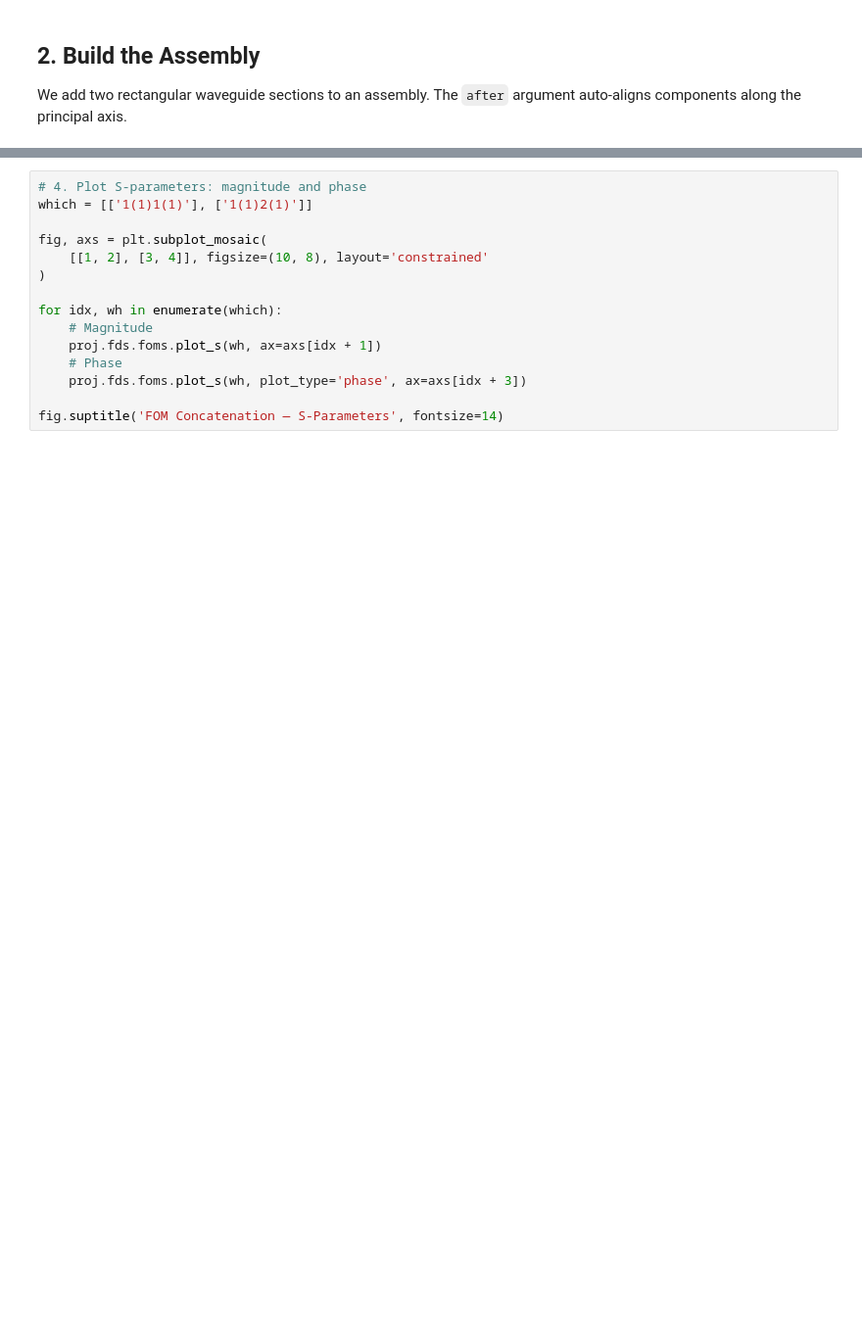
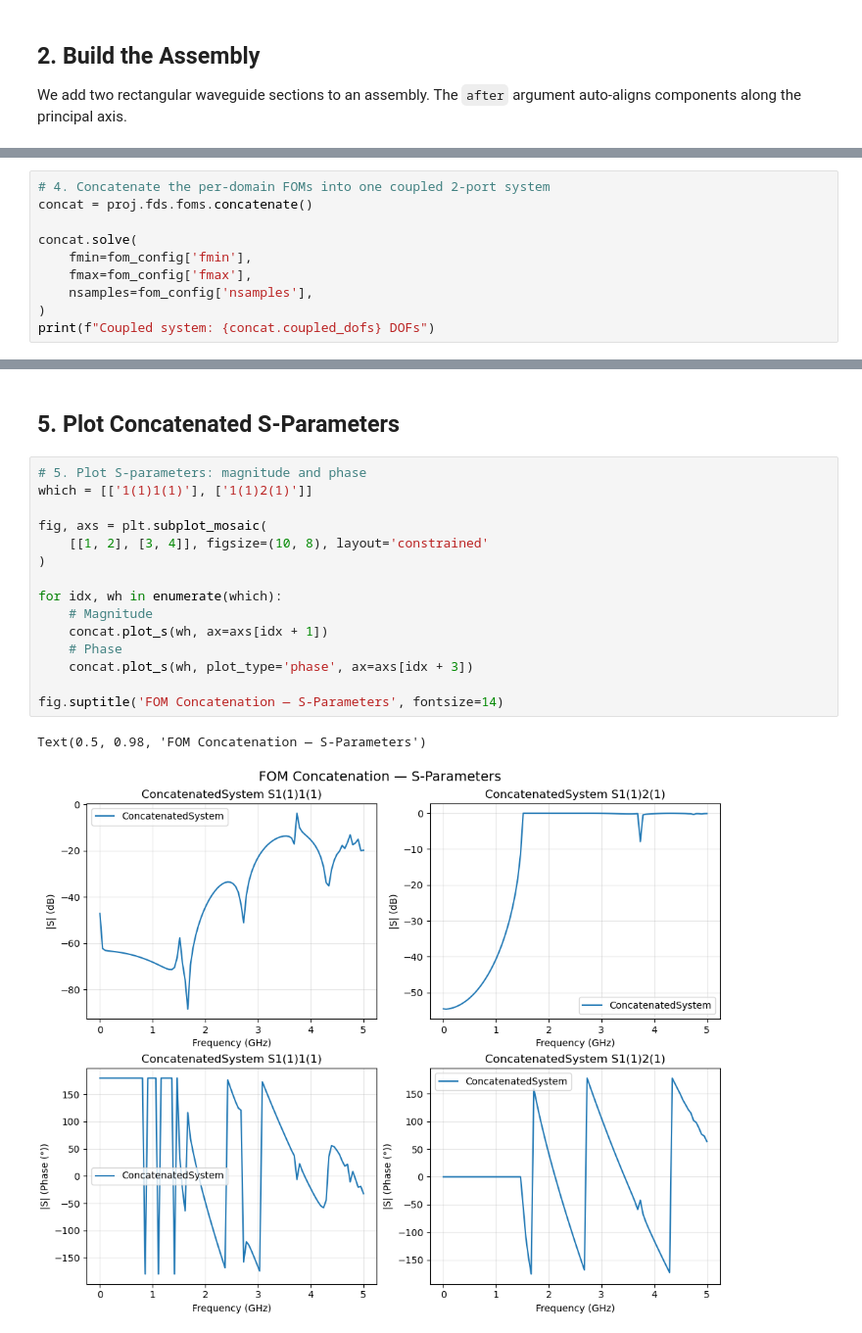
Before and after one commit to Dark-Elektron/cavsim3d, a Jupyter notebook: docs/tutorials/pathway3_fom_concatenation.ipynb, the cells around one changed output, grey strips where cells are left out. Shown at 98% size. Saved outputs shown, nothing was run; the diff lists cells and outputs as text; blank space fills up the shorter version.

```diff
--- a/docs/tutorials/pathway3_fom_concatenation.ipynb
+++ b/docs/tutorials/pathway3_fom_concatenation.ipynb
@@ -85,0 +124,10 @@ Both magnitude and phase can be plotted.
+# %%
+# 4. Concatenate the per-domain FOMs into one coupled 2-port system
+concat = proj.fds.foms.concatenate()
+
+concat.solve(
+    fmin=fom_config['fmin'],
+    fmax=fom_config['fmax'],
+    nsamples=fom_config['nsamples'],
+)
+print(f"Coupled system: {concat.coupled_dofs} DOFs")
@@ -86,16 +141,21 @@ Both magnitude and phase can be plotted.
+# %% [markdown]
+## 5. Plot Concatenated S-Parameters
 # %%
-# 4. Plot S-parameters: magnitude and phase
+# 5. Plot S-parameters: magnitude and phase
 which = [['1(1)1(1)'], ['1(1)2(1)']]
 
 fig, axs = plt.subplot_mosaic(
     [[1, 2], [3, 4]], figsize=(10, 8), layout='constrained'
 )
 
 for idx, wh in enumerate(which):
     # Magnitude
-    proj.fds.foms.plot_s(wh, ax=axs[idx + 1])
+    concat.plot_s(wh, ax=axs[idx + 1])
     # Phase
-    proj.fds.foms.plot_s(wh, plot_type='phase', ax=axs[idx + 3])
+    concat.plot_s(wh, plot_type='phase', ax=axs[idx + 3])
 
 fig.suptitle('FOM Concatenation — S-Parameters', fontsize=14)
+# %% [output]
+Text(0.5, 0.98, 'FOM Concatenation — S-Parameters')
+[figure, added]
 # %% [markdown]
```
Also changed, not shown: parts of 11 cells of this notebook, 13 other files.
